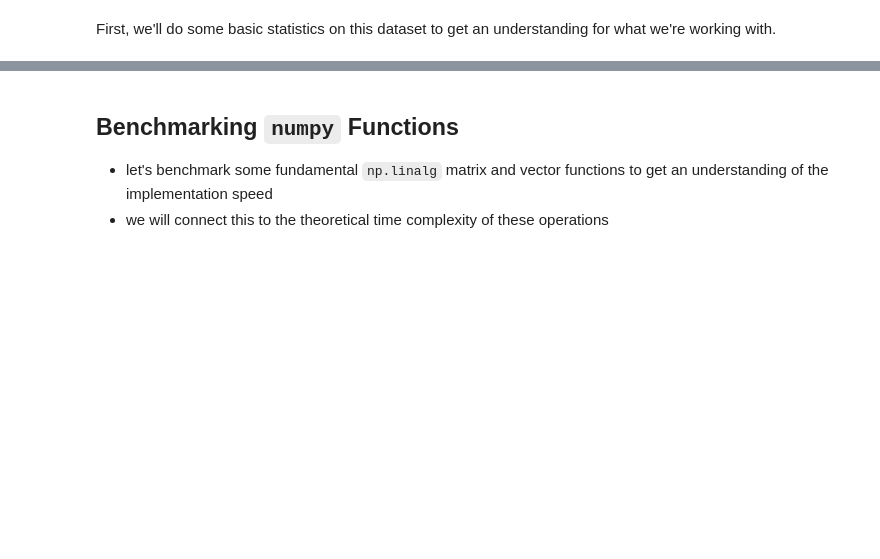
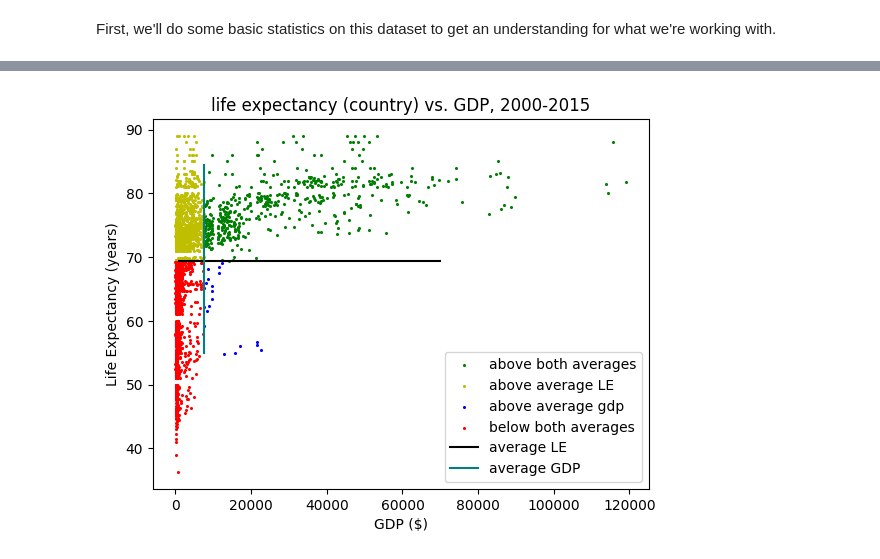
Before and after one commit to DolevArtzi/algsforbigdata, a Jupyter notebook: regression_testing.ipynb, the cells around one changed output, grey strips where cells are left out. Drawn from its saved outputs; the diff is of its cells as text; code cells hidden in the pictures; blank space fills up the shorter version.

```diff
--- a/regression_testing.ipynb
+++ b/regression_testing.ipynb
@@ -61,0 +77,43 @@ p._showPlt()
+# %%
+cat1 = [i for i in range(len(gdps)) if gdps[i] < avg_gdp and les[i] < avg_le]
+cat2 = [i for i in range(len(gdps)) if gdps[i] < avg_gdp and les[i] >= avg_le]
+cat3 = [i for i in range(len(gdps)) if gdps[i] >= avg_gdp and les[i] < avg_le]
+cat4 = [i for i in range(len(gdps)) if gdps[i] >= avg_gdp and les[i] >= avg_le]
+
+def _extract(idxs,arr):
+       out = []
+       for i in idxs:
+              out.append(arr[i])
+       return out
+
+def extract(idxs,*arrs):
+       out = []
+       for _,a in enumerate(*arrs):
+              out.append(_extract(idxs,a))
+       return tuple(out)
+
+p.plotGeneric(data=extract(cat4,[gdps,les]),label='above both averages',
+                    scatterArgs={'s':1.5,'color':'g'},
+                    wait=True)
+p._legend()
+p.plotGeneric(data=extract(cat2,[gdps,les]),label='above average LE',
+                    scatterArgs={'s':1.5,'color':'y'},
+                    wait=True)
+p._legend()
+p.plotGeneric(data=extract(cat3,[gdps,les]),label='above average gdp',
+                    scatterArgs={'s':1.5,'color':'b'},
+                    wait=True)
+p._legend()
+p.plotGeneric(data=extract(cat1,[gdps,les]),label='below both averages',
+                    scatterArgs={'s':1.5,'color':'r'},
+                    wait=True,
+                    chart={'title':'life expectancy (country) vs. GDP, 2000-2015',
+                           'xlabel':'GDP ($)',
+                           'ylabel':'Life Expectancy (years)'})
+plt.plot([1000,70000],[avg_le,avg_le],label='average LE',color='black')
+plt.plot([avg_gdp,avg_gdp],[55,84.5],label='average GDP',color='teal')
+# plt.plot([])
+plt.legend()
+p._showPlt()
+# %% [output]
+[figure, added]
@@ -62,6 +126,2 @@ p._showPlt()
 # %%
 #todo: knn, other clustering
-# %% [markdown]
-## Benchmarking `numpy` Functions
-- let's benchmark some fundamental `np.linalg` matrix and vector functions to get an understanding of the implementation speed
-- we will connect this to the theoretical time complexity of these operations
```
Also changed, not shown: parts of 13 cells of this notebook.
